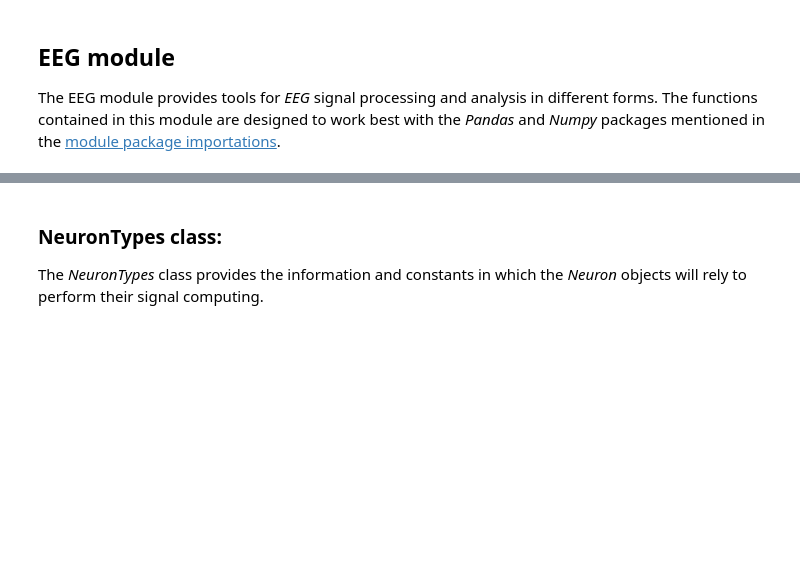
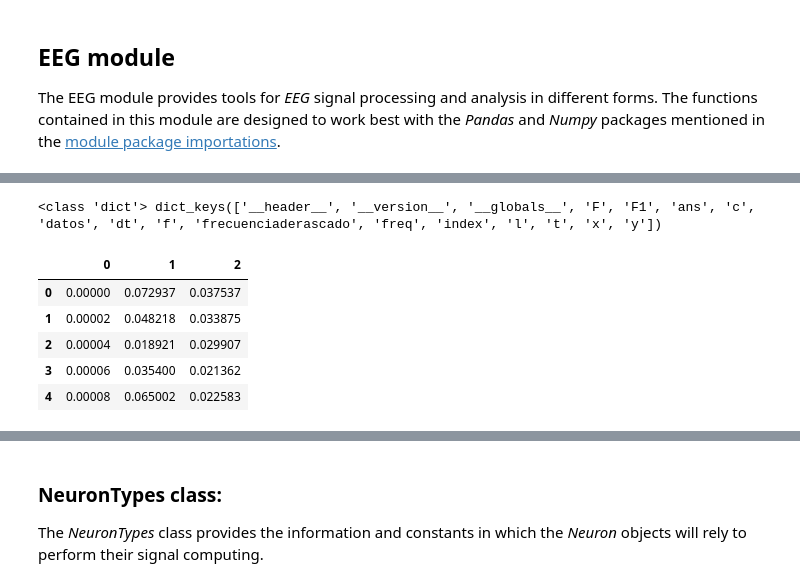
Before and after one commit to Rionzagal/BioSig-evaluation, a Jupyter notebook: visualizations.ipynb, the cells around one changed output, grey strips where cells are left out. Saved outputs shown, nothing was run; the diff lists cells and outputs as text; code cells hidden in the pictures; blank space fills up the shorter version.

```diff
--- a/visualizations.ipynb
+++ b/visualizations.ipynb
@@ -18,0 +27,15 @@ The EEG module provides tools for *EEG* signal processing and analysis in differ
+# %%
+# Select the ficitious *scratching.mat* file from the datasets directory and load it.
+filename = r"DOCS\datasets\EEG scratching\fictitious scratching.mat"
+f = scio.loadmat(filename)
+print(type(f), f.keys())
+f = f['datos'] # Take the 'datos' label of the data, as it contains the interest array.
+pd.DataFrame(f).head() # Show the first 5 rows of the 3-dimensional matrix from 'datos'.
+# %% [output]
+<class 'dict'> dict_keys(['__header__', '__version__', '__globals__', 'F', 'F1', 'ans', 'c', 'datos', 'dt', 'f', 'frecuenciaderascado', 'freq', 'index', 'l', 't', 'x', 'y'])
+|  | 0 | 1 | 2 |
+| 0 | 0.00000 | 0.072937 | 0.037537 |
+| 1 | 0.00002 | 0.048218 | 0.033875 |
+| 2 | 0.00004 | 0.018921 | 0.029907 |
+| 3 | 0.00006 | 0.035400 | 0.021362 |
+| 4 | 0.00008 | 0.065002 | 0.022583 |
```
Also changed, not shown: parts of 6 cells of this notebook.
